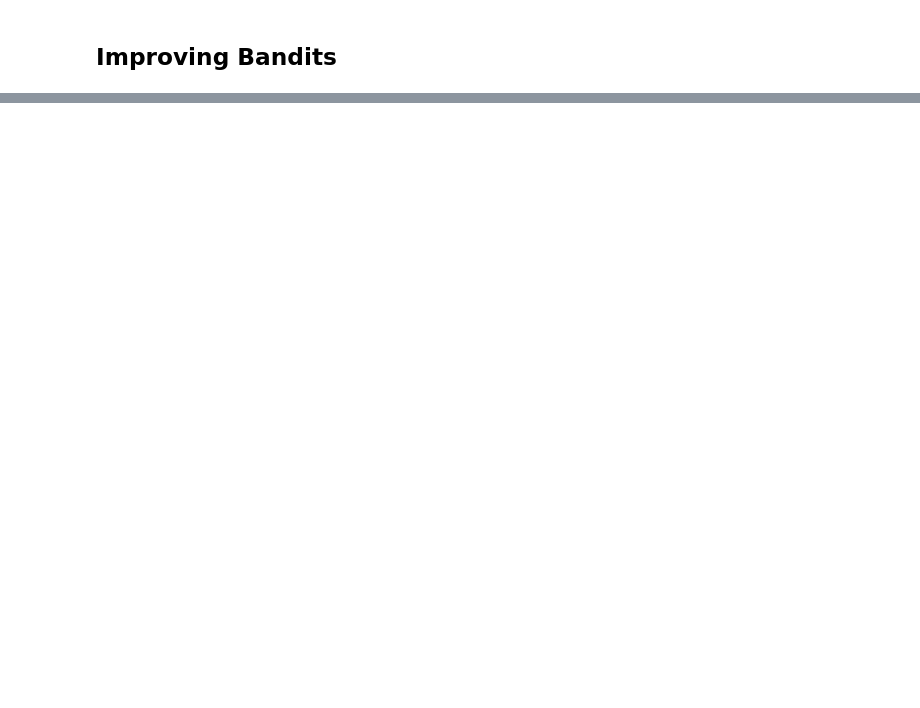
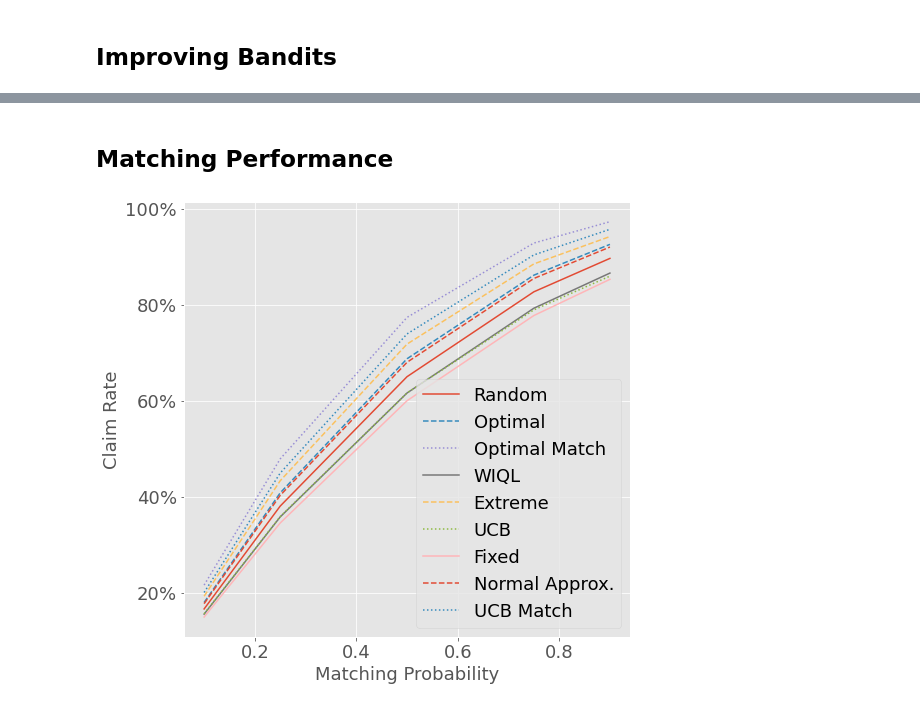
Before and after one commit to naveenr414/food-rescue-rmab, a Jupyter notebook: scripts/Plotting.ipynb, the cells around one changed output, grey strips where cells are left out. Saved outputs shown, nothing was run; the diff lists cells and outputs as text; code cells hidden in the pictures; blank space fills up the shorter version.

```diff
--- a/scripts/Plotting.ipynb
+++ b/scripts/Plotting.ipynb
@@ -223,0 +230,31 @@ plt.savefig("../figures/better_bandit/normal_improvement.pdf")
+# %% [markdown]
+## Matching Performance
+# %%
+data_matching = get_results_matching_parameters("matching","p_val",{})
+avg_reward_by_method = {}
+all_p_vals = sorted(list(set([i['parameters']['match_prob'] for i in data_matching])))
+
+for i in data_matching[0]['mean_reward'].keys():
+    avg_reward_by_method[i] = []
+
+    for p in all_p_vals:
+        results_p = [data['mean_reward'][i] for data in data_matching if data['parameters']['match_prob'] == p]
+        avg_reward_by_method[i].append(np.mean(results_p))
+
+line_styles = ['-', '--', ':']
+line_style_cycle = itertools.cycle(line_styles)
+
+plt.figure(figsize=(8, 8))
+
+for method in avg_reward_by_method:
+    style = next(line_style_cycle)
+    plt.plot(all_p_vals, avg_reward_by_method[method], label=method_to_nice[method], linestyle=style)
+
+plt.xlabel("Matching Probability")
+plt.ylabel("Claim Rate")
+plt.yticks([0.2, 0.4, 0.6, 0.8, 1.0], ["20%", "40%", "60%", "80%", "100%"])
+plt.legend()
+
+plt.savefig("../figures/matching/matching_p.pdf")
+# %% [output]
+[figure, added]
```
Also changed, not shown: parts of 12 cells of this notebook, 7 other files.
